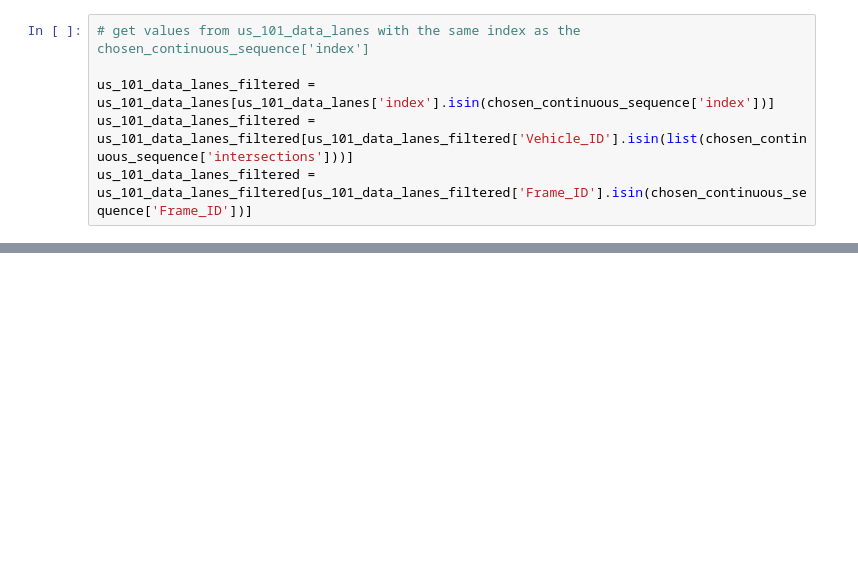
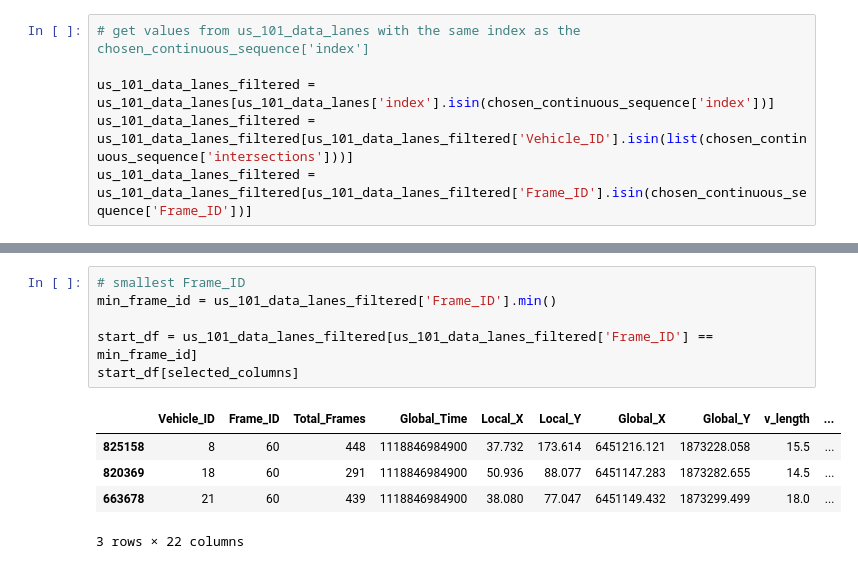
Before and after one commit to Shreyas0812/IaKNN, a Jupyter notebook: modules/scratch_pad2.ipynb, the cells around one changed output, grey strips where cells are left out. Drawn from its saved outputs; the diff is of its cells as text; blank space fills up the shorter version.

```diff
--- a/modules/scratch_pad2.ipynb
+++ b/modules/scratch_pad2.ipynb
@@ -308,0 +321,12 @@ us_101_data_lanes_filtered
+# %%
+# smallest Frame_ID
+min_frame_id = us_101_data_lanes_filtered['Frame_ID'].min()
+
+start_df = us_101_data_lanes_filtered[us_101_data_lanes_filtered['Frame_ID'] == min_frame_id]
+start_df[selected_columns]
+# %% [output]
+|  | Vehicle_ID | Frame_ID | Total_Frames | Global_Time | Local_X | Local_Y | Global_X | Global_Y | v_length | ... |
+| 825158 | 8 | 60 | 448 | 1118846984900 | 37.732 | 173.614 | 6451216.121 | 1873228.058 | 15.5 | ... |
+| 820369 | 18 | 60 | 291 | 1118846984900 | 50.936 | 88.077 | 6451147.283 | 1873282.655 | 14.5 | ... |
+| 663678 | 21 | 60 | 439 | 1118846984900 | 38.080 | 77.047 | 6451149.432 | 1873299.499 | 18.0 | ... |
+3 rows × 22 columns
```
Also changed, not shown: parts of 7 cells of this notebook, 9 other files.
